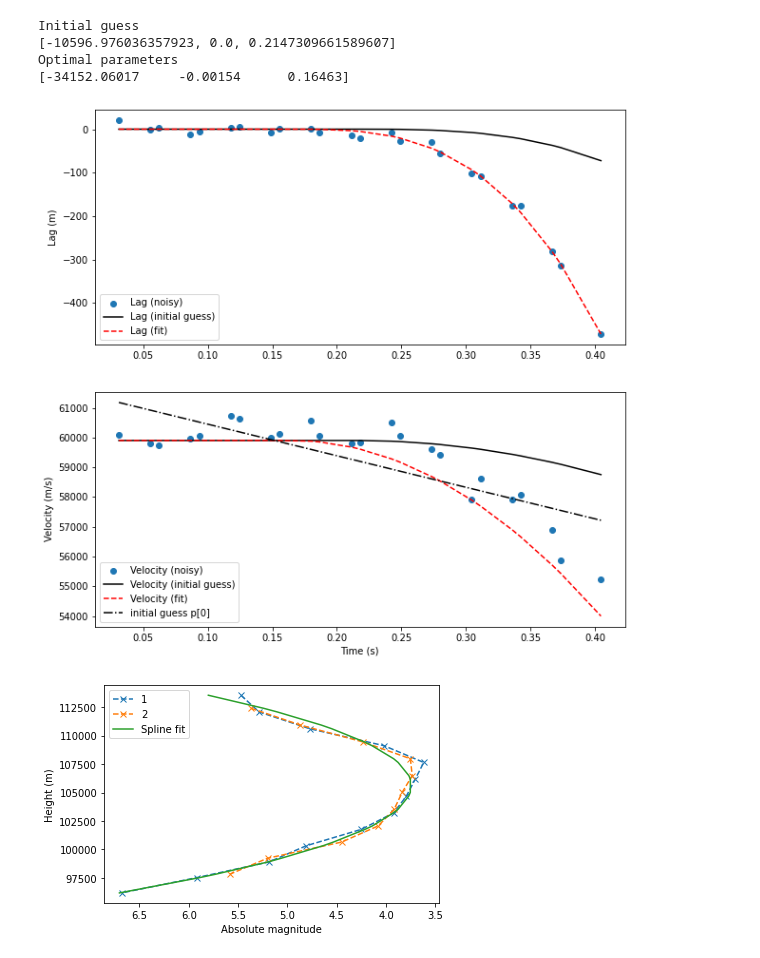
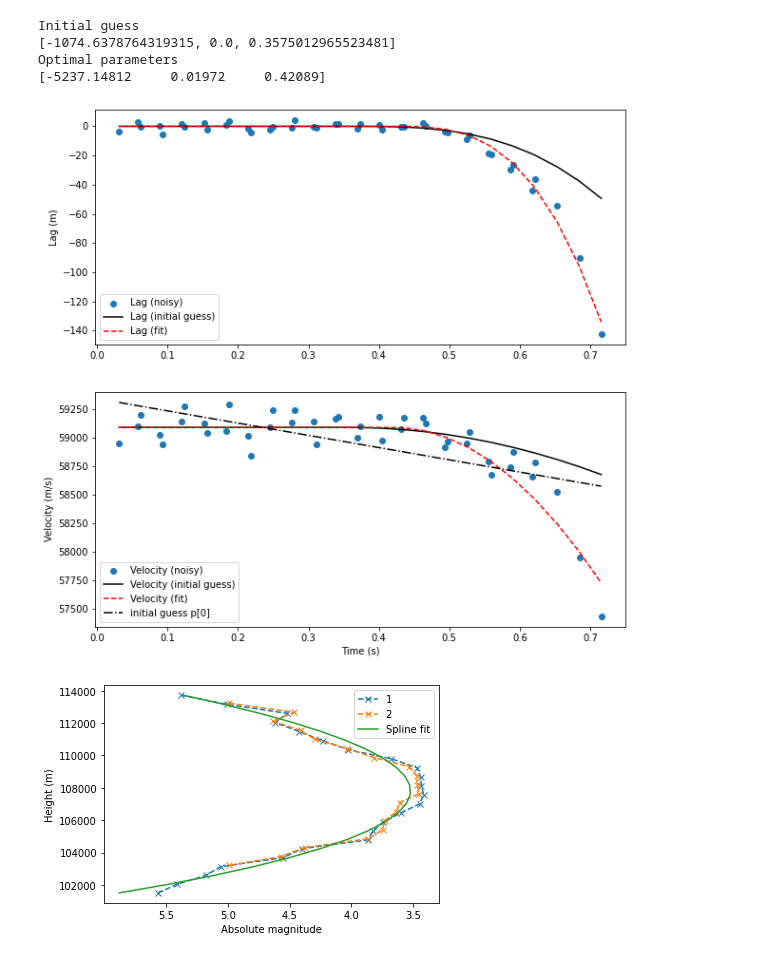
Before and after one commit to MaximilianVovk/WMPG-repoMAX, a Jupyter notebook: Code/PCA/DynamicalFit/Dynamic_RealDataLag_Fitting_and_spline.ipynb, the cells around one changed output. Cells and saved outputs as stored; diff of their text form; code cells hidden in the pictures.

```diff
--- a/Code/PCA/DynamicalFit/Dynamic_RealDataLag_Fitting_and_spline.ipynb
+++ b/Code/PCA/DynamicalFit/Dynamic_RealDataLag_Fitting_and_spline.ipynb
@@ -171,7 +171,9 @@ def plot_lagVel_fit(v0, time_array, lag_array_noisy, vel_array_noisy, lag_array=
     plt.show()
 # %%
 # read TRUEerosion_sim_v59.84_m1.33e-02g_rho0209_z39.8_abl0.014_eh117.3_er0.636_s1.61.json and get the velocity time and lenght data
-with open('TRUEerosion_sim_v59.84_m1.33e-02g_rho0209_z39.8_abl0.014_eh117.3_er0.636_s1.61.json') as f:
+# CAM2erosion_sim_v57.50_m5.91e-04g_rho0795_z45.6_abl0.014_eh118.3_er0.868_s2.42.json
+# TRUEerosion_sim_v59.84_m1.33e-02g_rho0209_z39.8_abl0.014_eh117.3_er0.636_s1.61.json
+with open('TRUEerosion_sim_v57.50_m5.91e-04g_rho0795_z45.6_abl0.014_eh118.3_er0.868_s2.42.json') as f:
     data = json.load(f)
 
     vel_sim=data['simulation_results']['leading_frag_vel_arr']#['brightest_vel_arr']#['leading_frag_vel_arr']#['main_vel_arr']
@@ -275,7 +277,7 @@ Optimal parameters
 #     traj = pickle.load(f, encoding='latin1')
 # with open("20230811_082648_trajectory.pickle", 'rb') as f:
 #     traj = pickle.load(f, encoding='latin1')
-with open("20180813_071944_trajectory_sim.pickle", 'rb') as f:
+with open("20180809_020120_trajectory.pickle", 'rb') as f:
     traj = pickle.load(f, encoding='latin1')
 
 
@@ -325,34 +327,34 @@ df = df.sort_values(by='time')
 
 # plot absoulte magnitude and the spline fit
 # plt.plot(obs_time, abs_mag_obs, label='Observed')
 # plt.plot(df['abs_mag'], df['height'], label='Observed')
 # dashed lines for the first two observations and an x as a marker
 plt.plot(elg_pickl_abs, elg_pickl_height, label='1', linestyle='--', marker='x')
 plt.plot(tav_pickl_abs, tav_pickl_height, label='2', linestyle='--', marker='x')
 
 # Step 2: Apply spline interpolation with smoothing
 spline = UnivariateSpline(df['time'], df['abs_mag'], s=1)  # 's' is the smoothing factor
 plt.plot(spline(df['time']), df['height'], label='Spline fit')
 # x_fine = np.linspace(0, 1, 1000)
 # y_smooth = spline(x_fine)
 # plt.plot(x_fine, y_smooth, label='Smoothed spline')
 # invert the y axis
 # plt.gca().invert_yaxis()
 # plt.xlabel('Time (s)')
 # plt.ylabel('Absolute magnitude')
 
 # invert the x axis
 plt.gca().invert_xaxis()
 
 plt.xlabel('Absolute magnitude')
 plt.ylabel('Height (m)')
 
 plt.legend()
 plt.show()
 # %% [output]
 Initial guess
-[-10596.976036357923, 0.0, 0.2147309661589607]
+[-1074.6378764319315, 0.0, 0.3575012965523481]
 Optimal parameters
-[-34152.06017     -0.00154      0.16463]
+[-5237.14812     0.01972     0.42089]
-[figure, old version]
+[figure, new version]
-[figure, old version]
+[figure, new version]
```
Also changed, not shown: parts of 1 cell of this notebook, 11 other files.
